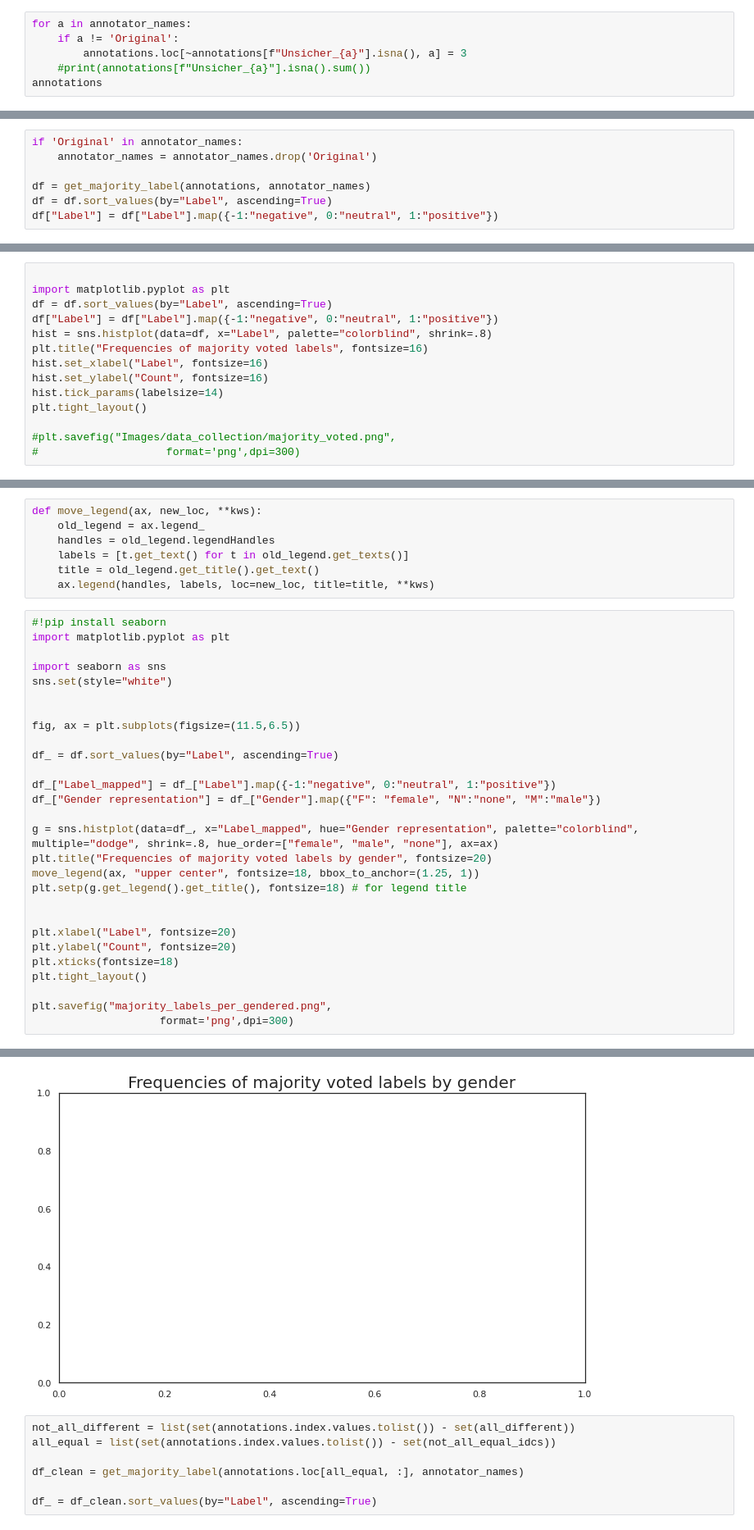
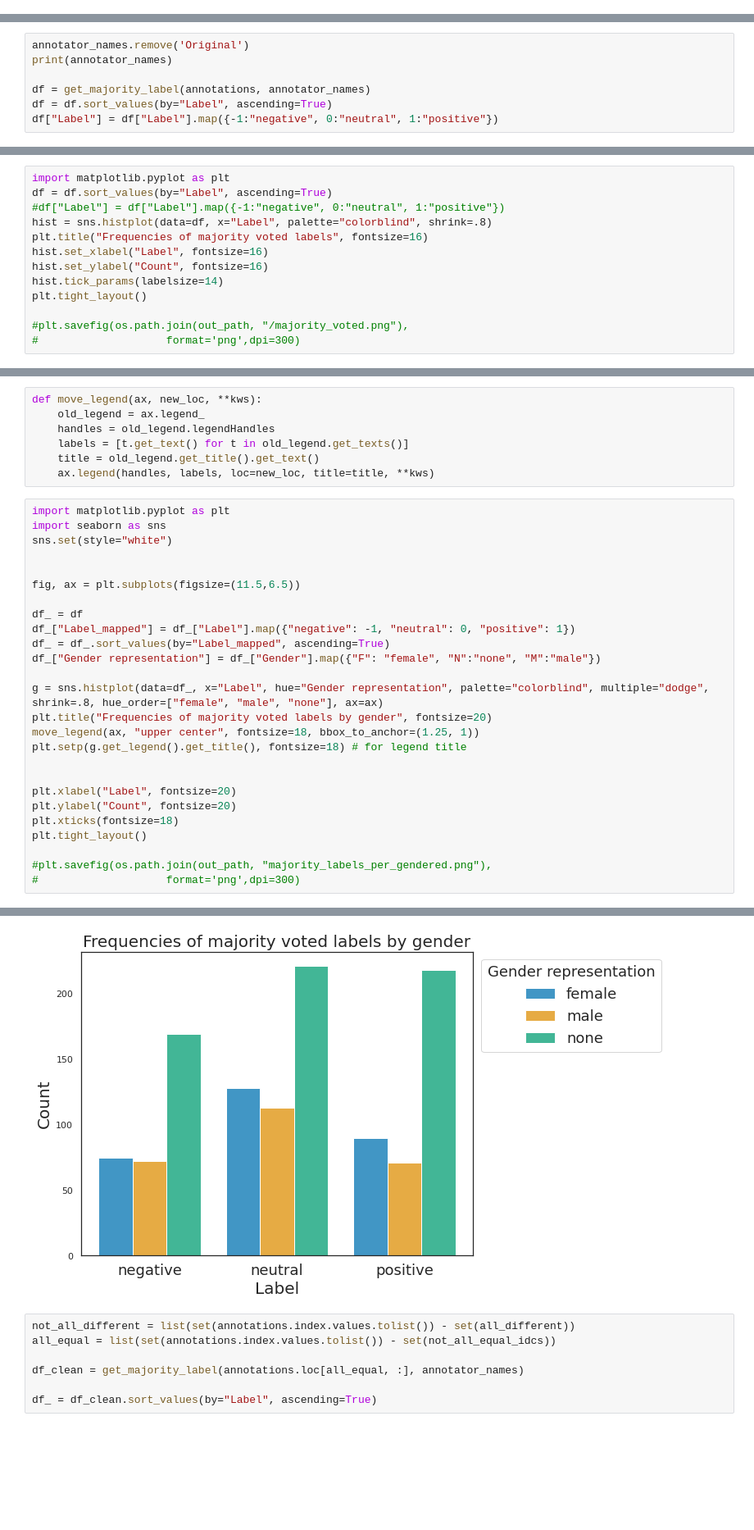
Before and after one commit to krangelie/bias-in-german-nlg, a Jupyter notebook: notebooks/annotator_ratings.ipynb, the cells around one changed output, grey strips where cells are left out. Shown at 82% size. Saved outputs shown, nothing was run; the diff lists cells and outputs as text; blank space fills up the shorter version.

```diff
--- a/notebooks/annotator_ratings.ipynb
+++ b/notebooks/annotator_ratings.ipynb
@@ -236,6 +183,0 @@ Original        0.603557  0.588859  1.000000
-# %%
-for a in annotator_names:
-    if a != 'Original':
-        annotations.loc[~annotations[f"Unsicher_{a}"].isna(), a] = 3
-    #print(annotations[f"Unsicher_{a}"].isna().sum())
-annotations
@@ -343,8 +237,8 @@ def get_majority_label(df, annotator_cols):
     df = df.loc[df['Label']!=98, :] # remove unsicher
     return df
 # %%
-if 'Original' in annotator_names:
-    annotator_names = annotator_names.drop('Original')
+annotator_names.remove('Original')
+print(annotator_names)
 
 df = get_majority_label(annotations, annotator_names)
 df = df.sort_values(by="Label", ascending=True)
@@ -354,8 +266,7 @@ df["Label"] = df["Label"].map({-1:"negative", 0:"neutral", 1:"positive"})
 # %%
-
 import matplotlib.pyplot as plt
 df = df.sort_values(by="Label", ascending=True)
-df["Label"] = df["Label"].map({-1:"negative", 0:"neutral", 1:"positive"})
+#df["Label"] = df["Label"].map({-1:"negative", 0:"neutral", 1:"positive"})
 hist = sns.histplot(data=df, x="Label", palette="colorblind", shrink=.8)
 plt.title("Frequencies of majority voted labels", fontsize=16)
 hist.set_xlabel("Label", fontsize=16)
@@ -363,7 +274,7 @@ hist.set_ylabel("Count", fontsize=16)
 hist.tick_params(labelsize=14)
 plt.tight_layout()
 
-#plt.savefig("Images/data_collection/majority_voted.png",
+#plt.savefig(os.path.join(out_path, "/majority_voted.png"),
 #                    format='png',dpi=300)
 # %% [output]
 [figure]
@@ -432,21 +342,19 @@ def move_legend(ax, new_loc, **kws):
     title = old_legend.get_title().get_text()
     ax.legend(handles, labels, loc=new_loc, title=title, **kws)
 # %%
-#!pip install seaborn
 import matplotlib.pyplot as plt
-
 import seaborn as sns
 sns.set(style="white")
 
 
 fig, ax = plt.subplots(figsize=(11.5,6.5))
 
-df_ = df.sort_values(by="Label", ascending=True)
-
-df_["Label_mapped"] = df_["Label"].map({-1:"negative", 0:"neutral", 1:"positive"})
+df_ = df
+df_["Label_mapped"] = df_["Label"].map({"negative": -1, "neutral": 0, "positive": 1})
+df_ = df_.sort_values(by="Label_mapped", ascending=True)
 df_["Gender representation"] = df_["Gender"].map({"F": "female", "N":"none", "M":"male"})
 
-g = sns.histplot(data=df_, x="Label_mapped", hue="Gender representation", palette="colorblind", multiple="dodge", shrink=.8, hue_order=["female", "male", "none"], ax=ax)
+g = sns.histplot(data=df_, x="Label", hue="Gender representation", palette="colorblind", multiple="dodge", shrink=.8, hue_order=["female", "male", "none"], ax=ax)
 plt.title("Frequencies of majority voted labels by gender", fontsize=20)
 move_legend(ax, "upper center", fontsize=18, bbox_to_anchor=(1.25, 1))
 plt.setp(g.get_legend().get_title(), fontsize=18) # for legend title
@@ -457,6 +365,6 @@ plt.ylabel("Count", fontsize=20)
 plt.xticks(fontsize=18)
 plt.tight_layout()
 
-plt.savefig("majority_labels_per_gendered.png",
-                    format='png',dpi=300)
+#plt.savefig(os.path.join(out_path, "majority_labels_per_gendered.png"),
+#                    format='png',dpi=300)
 # %% [output]
@@ -464,4 +371,4 @@ AttributeError: 'NoneType' object has no attribute 'legendHandles'
-[figure, old version]
+[figure, new version]
 # %%
 not_all_different = list(set(annotations.index.values.tolist()) - set(all_different))
 all_equal = list(set(annotations.index.values.tolist()) - set(not_all_equal_idcs))
```
Also changed, not shown: parts of 45 cells of this notebook, 1 other file.
